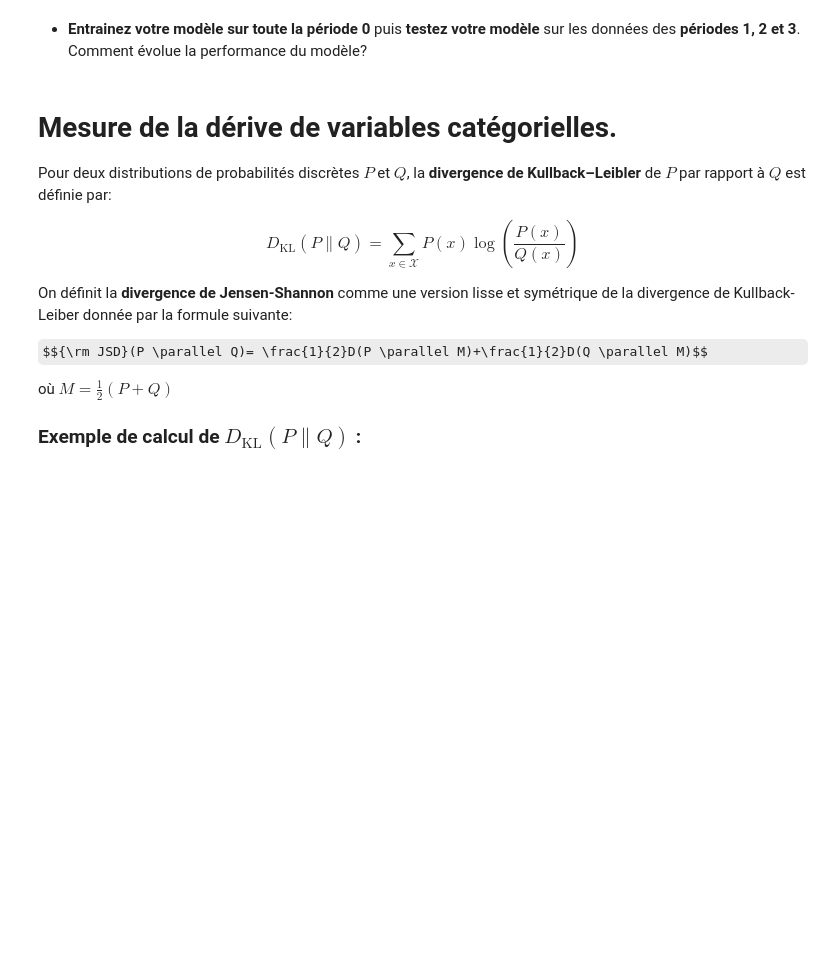
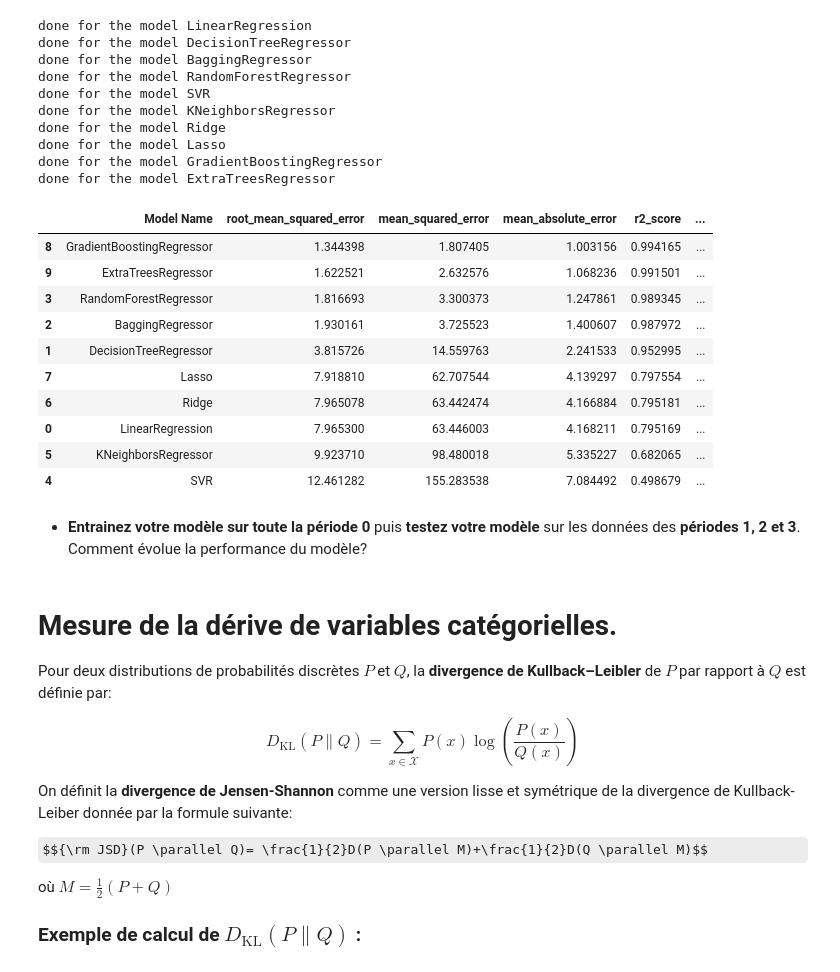
Before and after one commit to labrijisaad/Technical-Test-AXA-Direct-Assurance, a Jupyter notebook: notebooks/TestTechniqueDerive_Sujet.ipynb, the cells around one changed output. Drawn from its saved outputs; the diff is of its cells as text; code cells hidden in the pictures; some formulas as TeX source; blank space fills up the shorter version.

```diff
--- a/notebooks/TestTechniqueDerive_Sujet.ipynb
+++ b/notebooks/TestTechniqueDerive_Sujet.ipynb
@@ -48,0 +226,15 @@ Ensuite, vous devrez **implémenter des métriques de dérive** qui vous seront
+# %%
+# storing the Dependent Variables in X and Independent Variable in Y
+target = 'TotalCart'
+features = highly_correlated_features
+test_size = 0.15
+
+x = quarter_0.drop(target, axis=1)
+y = quarter_0[target]
+
+# Splitting the Data into Training set and Testing Set
+x_train, x_test, y_train, y_test = train_test_split(x, y, test_size=test_size)
+
+# Display shape information for training and test datasets
+print(f"Training data:\nX shape: {x_train.shape}\nY shape: {y_train.shape}\n")
+print(f"Test data:\nX shape: {x_test.shape}\nY shape: {y_test.shape}\n")
@@ -48,0 +296,44 @@ Ensuite, vous devrez **implémenter des métriques de dérive** qui vous seront
+# %%
+# Evaluate models and store results in a DataFrame
+results = []
+for model in models:
+    model_name = type(model).__name__
+    model.fit(x_train, y_train)
+    print(f"done for the model {model_name}")
+    scores = evaluate_model(model, x_test, y_test, evaluation_metrics)
+    results.append({'Model Name': model_name, **scores})
+results_df = pd.DataFrame(results)
+
+# Rename the <lambda> column to RMSE
+results_df = results_df.rename(columns={"<lambda>": "root_mean_squared_error"})
+
+
+winners = results_df.sort_values("root_mean_squared_error", ascending=True)
+winner_name = f'{winners.iloc[0,0]}'
+winner_RMSE = f'{winners.iloc[0,1]:.2f}'
+winner_MSE = f'{winners.iloc[0,2]:.2f}'
+winner_MAE = f'{winners.iloc[0,3]:.2f}'
+winner_R2 = f'{winners.iloc[0,4]:.2f}'
+winners
+# %% [output]
+done for the model LinearRegression
+done for the model DecisionTreeRegressor
+done for the model BaggingRegressor
+done for the model RandomForestRegressor
+done for the model SVR
+done for the model KNeighborsRegressor
+done for the model Ridge
+done for the model Lasso
+done for the model GradientBoostingRegressor
+done for the model ExtraTreesRegressor
+|  | Model Name | root_mean_squared_error | mean_squared_error | mean_absolute_error | r2_score | ... |
+| 8 | GradientBoostingRegressor | 1.344398 | 1.807405 | 1.003156 | 0.994165 | ... |
+| 9 | ExtraTreesRegressor | 1.622521 | 2.632576 | 1.068236 | 0.991501 | ... |
+| 3 | RandomForestRegressor | 1.816693 | 3.300373 | 1.247861 | 0.989345 | ... |
+| 2 | BaggingRegressor | 1.930161 | 3.725523 | 1.400607 | 0.987972 | ... |
+| 1 | DecisionTreeRegressor | 3.815726 | 14.559763 | 2.241533 | 0.952995 | ... |
+| 7 | Lasso | 7.918810 | 62.707544 | 4.139297 | 0.797554 | ... |
+| 6 | Ridge | 7.965078 | 63.442474 | 4.166884 | 0.795181 | ... |
+| 0 | LinearRegression | 7.965300 | 63.446003 | 4.168211 | 0.795169 | ... |
+| 5 | KNeighborsRegressor | 9.923710 | 98.480018 | 5.335227 | 0.682065 | ... |
+| 4 | SVR | 12.461282 | 155.283538 | 7.084492 | 0.498679 | ... |
```
Also changed, not shown: parts of 25 cells of this notebook, 3 other files.
